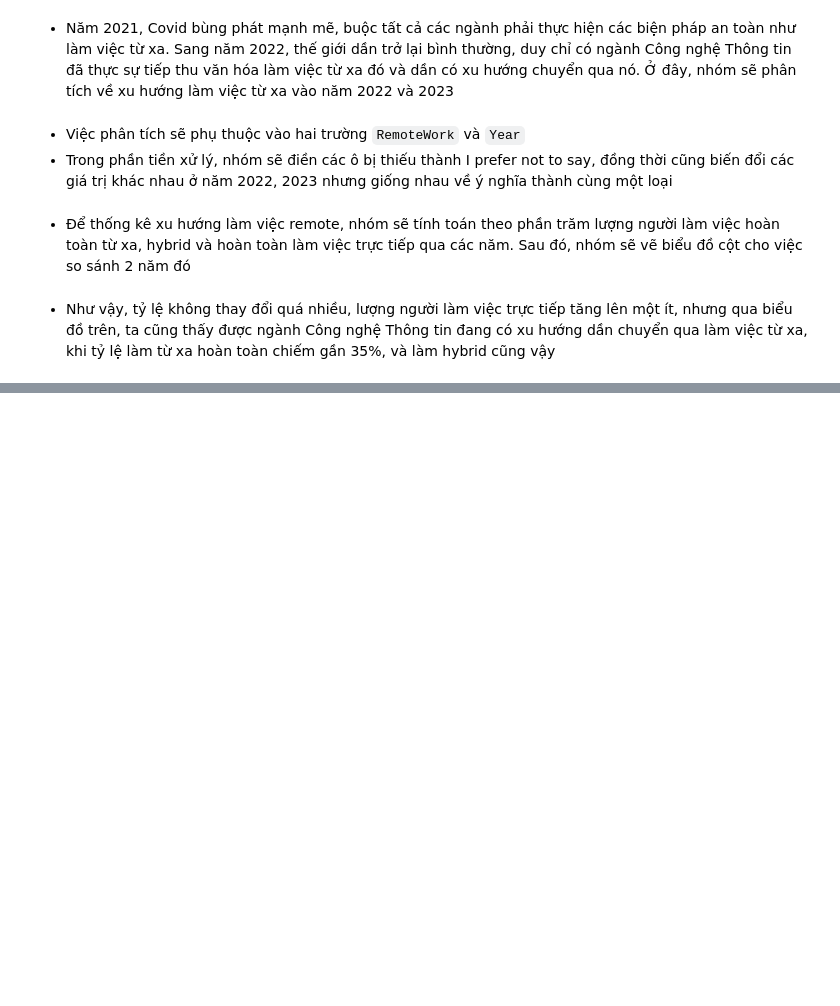
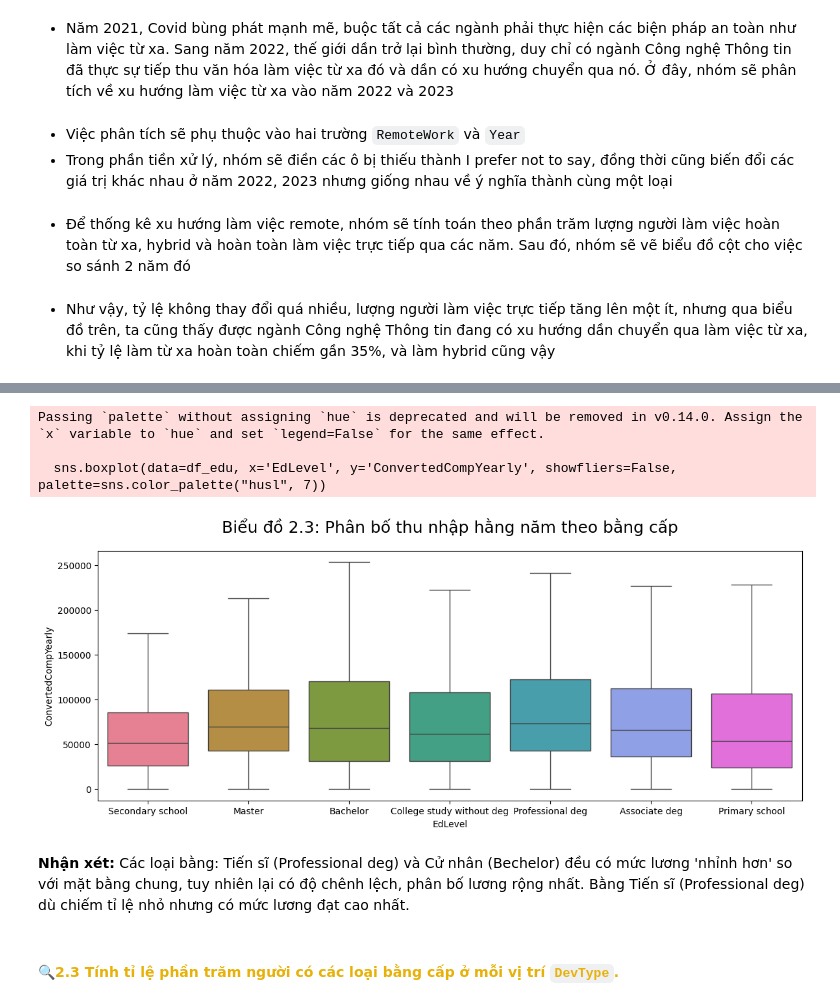
Before and after one commit to BoonRealCuaaaaa/P4DS-final, a Jupyter notebook: 03_04_Asking-and-Aswer-Questions.ipynb, the cells around one changed output, grey strips where cells are left out. Drawn from its saved outputs; the diff is of its cells as text; code cells hidden in the pictures; blank space fills up the shorter version.

```diff
--- a/03_04_Asking-and-Aswer-Questions.ipynb
+++ b/03_04_Asking-and-Aswer-Questions.ipynb
@@ -199,0 +299,15 @@ plt.show()
+# %%
+plt.figure(figsize=(14, 5))
+sns.boxplot(data=df_edu, x='EdLevel', y='ConvertedCompYearly', showfliers=False, palette=sns.color_palette("husl", 7))
+plt.xlabel('EdLevel')
+plt.ylabel('ConvertedCompYearly')
+plt.title('Biểu đồ 2.3: Phân bố thu nhập hằng năm theo bằng cấp', fontsize=18, pad=20);
+# %% [output]
+Passing `palette` without assigning `hue` is deprecated and will be removed in v0.14.0. Assign the `x` variable to `hue` and set `legend=False` for the same effect.
+
+  sns.boxplot(data=df_edu, x='EdLevel', y='ConvertedCompYearly', showfliers=False, palette=sns.color_palette("husl", 7))
+[figure, added]
+# %% [markdown]
+<b>Nhận xét:</b> Các loại bằng: Tiến sĩ (Professional deg) và Cử nhân (Bechelor) đều có mức lương 'nhỉnh hơn' so với mặt bằng chung, tuy nhiên lại có độ chênh lệch, phân bố lương rộng nhất. Bằng Tiến sĩ (Professional deg) dù chiếm tỉ lệ nhỏ nhưng có mức lương đạt cao nhất.
+# %% [markdown]
+#### **<font color = #E7B10A> 🔍2.3 Tính tỉ lệ phần trăm người có các loại bằng cấp ở mỗi vị trí `DevType`.** </font>
```
Also changed, not shown: parts of 35 cells of this notebook.
